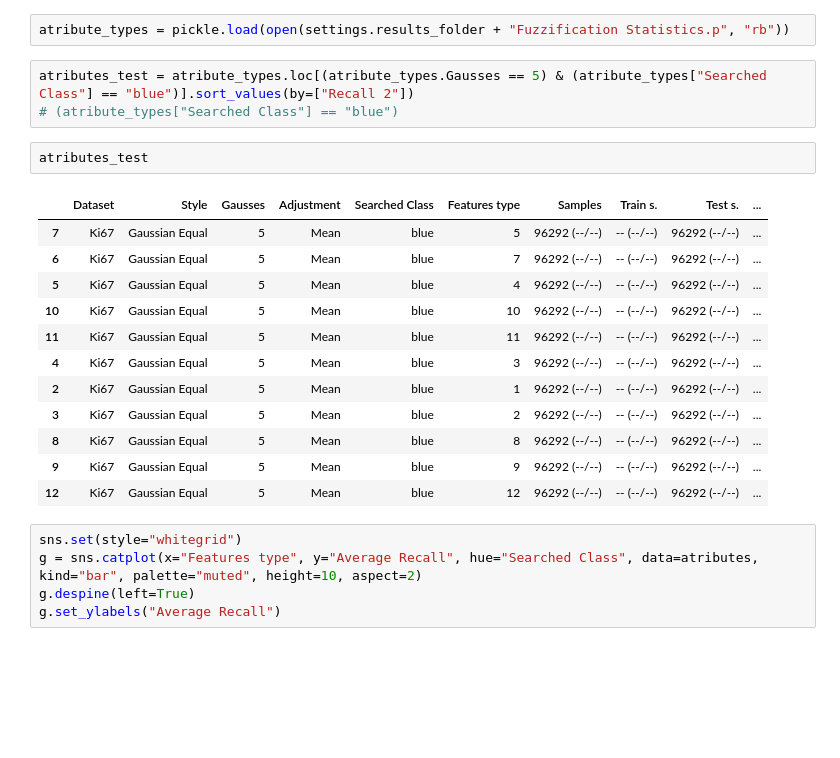
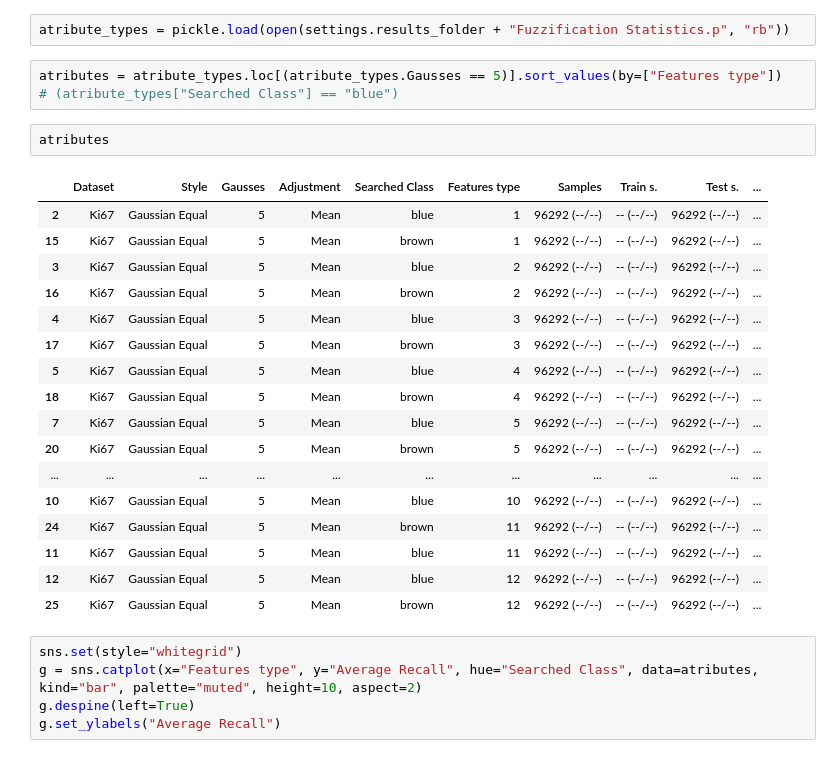
Before and after one commit to AdamDlubak/Ki67, a Jupyter notebook: Test - Ki67/Untitled.ipynb, the cells around one changed output. Cells and saved outputs as stored; diff of their text form; blank space fills up the shorter version.

```diff
--- a/Test - Ki67/Untitled.ipynb
+++ b/Test - Ki67/Untitled.ipynb
@@ -11,23 +11,28 @@ settings = Settings(generalSettings)
 # %%
 atribute_types = pickle.load(open(settings.results_folder + "Fuzzification Statistics.p", "rb"))
 # %%
-atributes_test = atribute_types.loc[(atribute_types.Gausses == 5) & (atribute_types["Searched Class"] == "blue")].sort_values(by=["Recall 2"])
+atributes = atribute_types.loc[(atribute_types.Gausses == 5)].sort_values(by=["Features type"])
 # (atribute_types["Searched Class"] == "blue")
-# %%
-atributes_test
-# %% [output]
-|  | Dataset | Style | Gausses | Adjustment | Searched Class | Features type | Samples | Train s. | Test s. | ... |
-| 7 | Ki67 | Gaussian Equal | 5 | Mean | blue | 5 | 96292 (--/--) | -- (--/--) | 96292 (--/--) | ... |
-| 6 | Ki67 | Gaussian Equal | 5 | Mean | blue | 7 | 96292 (--/--) | -- (--/--) | 96292 (--/--) | ... |
-| 5 | Ki67 | Gaussian Equal | 5 | Mean | blue | 4 | 96292 (--/--) | -- (--/--) | 96292 (--/--) | ... |
-| 10 | Ki67 | Gaussian Equal | 5 | Mean | blue | 10 | 96292 (--/--) | -- (--/--) | 96292 (--/--) | ... |
-| 11 | Ki67 | Gaussian Equal | 5 | Mean | blue | 11 | 96292 (--/--) | -- (--/--) | 96292 (--/--) | ... |
-| 4 | Ki67 | Gaussian Equal | 5 | Mean | blue | 3 | 96292 (--/--) | -- (--/--) | 96292 (--/--) | ... |
-| 2 | Ki67 | Gaussian Equal | 5 | Mean | blue | 1 | 96292 (--/--) | -- (--/--) | 96292 (--/--) | ... |
-| 3 | Ki67 | Gaussian Equal | 5 | Mean | blue | 2 | 96292 (--/--) | -- (--/--) | 96292 (--/--) | ... |
-| 8 | Ki67 | Gaussian Equal | 5 | Mean | blue | 8 | 96292 (--/--) | -- (--/--) | 96292 (--/--) | ... |
-| 9 | Ki67 | Gaussian Equal | 5 | Mean | blue | 9 | 96292 (--/--) | -- (--/--) | 96292 (--/--) | ... |
-| 12 | Ki67 | Gaussian Equal | 5 | Mean | blue | 12 | 96292 (--/--) | -- (--/--) | 96292 (--/--) | ... |
+# %%
+atributes
+# %% [output]
+|  | Dataset | Style | Gausses | Adjustment | Searched Class | Features type | Samples | Train s. | Test s. | ... |
+| 2 | Ki67 | Gaussian Equal | 5 | Mean | blue | 1 | 96292 (--/--) | -- (--/--) | 96292 (--/--) | ... |
+| 15 | Ki67 | Gaussian Equal | 5 | Mean | brown | 1 | 96292 (--/--) | -- (--/--) | 96292 (--/--) | ... |
+| 3 | Ki67 | Gaussian Equal | 5 | Mean | blue | 2 | 96292 (--/--) | -- (--/--) | 96292 (--/--) | ... |
+| 16 | Ki67 | Gaussian Equal | 5 | Mean | brown | 2 | 96292 (--/--) | -- (--/--) | 96292 (--/--) | ... |
+| 4 | Ki67 | Gaussian Equal | 5 | Mean | blue | 3 | 96292 (--/--) | -- (--/--) | 96292 (--/--) | ... |
+| 17 | Ki67 | Gaussian Equal | 5 | Mean | brown | 3 | 96292 (--/--) | -- (--/--) | 96292 (--/--) | ... |
+| 5 | Ki67 | Gaussian Equal | 5 | Mean | blue | 4 | 96292 (--/--) | -- (--/--) | 96292 (--/--) | ... |
+| 18 | Ki67 | Gaussian Equal | 5 | Mean | brown | 4 | 96292 (--/--) | -- (--/--) | 96292 (--/--) | ... |
+| 7 | Ki67 | Gaussian Equal | 5 | Mean | blue | 5 | 96292 (--/--) | -- (--/--) | 96292 (--/--) | ... |
+| 20 | Ki67 | Gaussian Equal | 5 | Mean | brown | 5 | 96292 (--/--) | -- (--/--) | 96292 (--/--) | ... |
+| ... | ... | ... | ... | ... | ... | ... | ... | ... | ... | ... |
+| 10 | Ki67 | Gaussian Equal | 5 | Mean | blue | 10 | 96292 (--/--) | -- (--/--) | 96292 (--/--) | ... |
+| 24 | Ki67 | Gaussian Equal | 5 | Mean | brown | 11 | 96292 (--/--) | -- (--/--) | 96292 (--/--) | ... |
+| 11 | Ki67 | Gaussian Equal | 5 | Mean | blue | 11 | 96292 (--/--) | -- (--/--) | 96292 (--/--) | ... |
+| 12 | Ki67 | Gaussian Equal | 5 | Mean | blue | 12 | 96292 (--/--) | -- (--/--) | 96292 (--/--) | ... |
+| 25 | Ki67 | Gaussian Equal | 5 | Mean | brown | 12 | 96292 (--/--) | -- (--/--) | 96292 (--/--) | ... |
 # %%
 sns.set(style="whitegrid")
 g = sns.catplot(x="Features type", y="Average Recall", hue="Searched Class", data=atributes, kind="bar", palette="muted", height=10, aspect=2)
```
